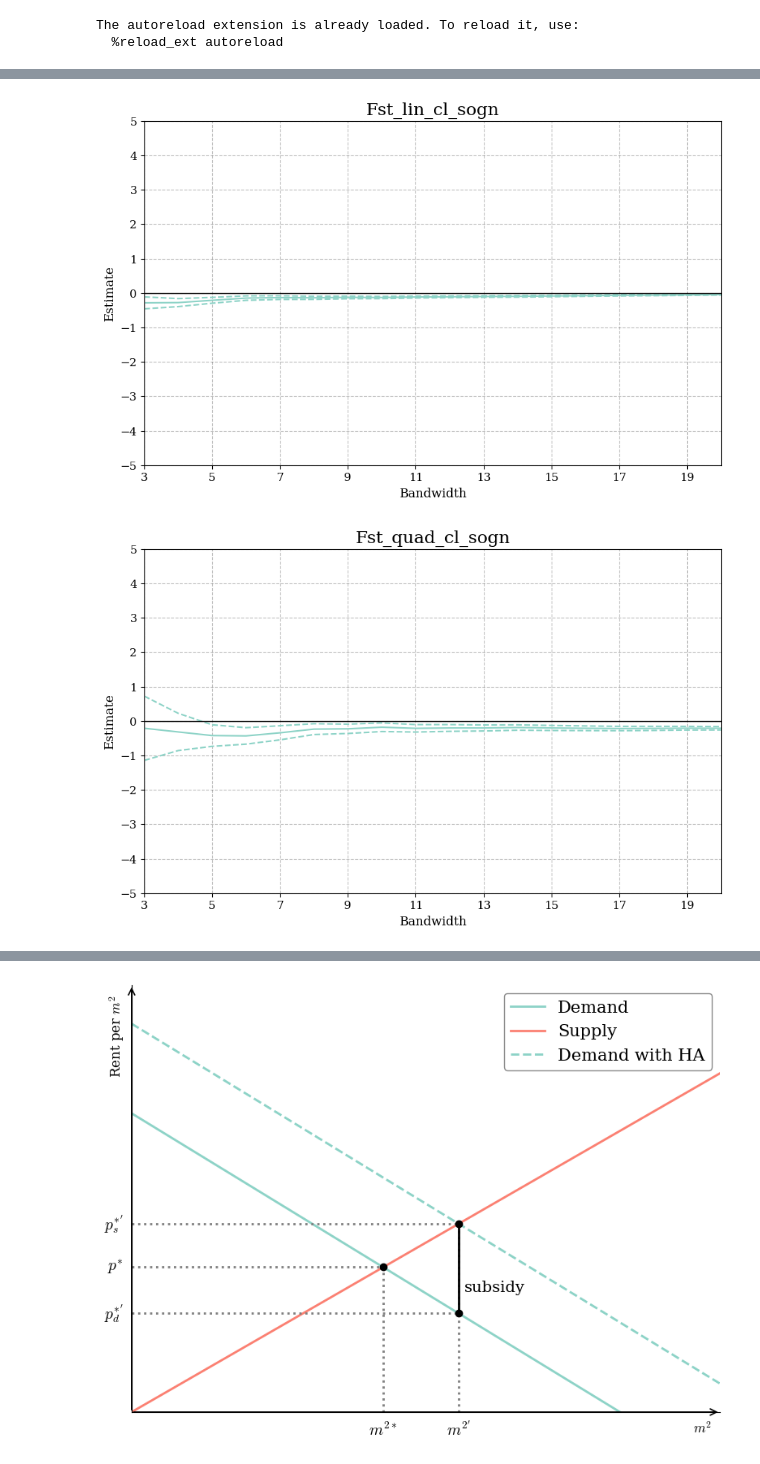
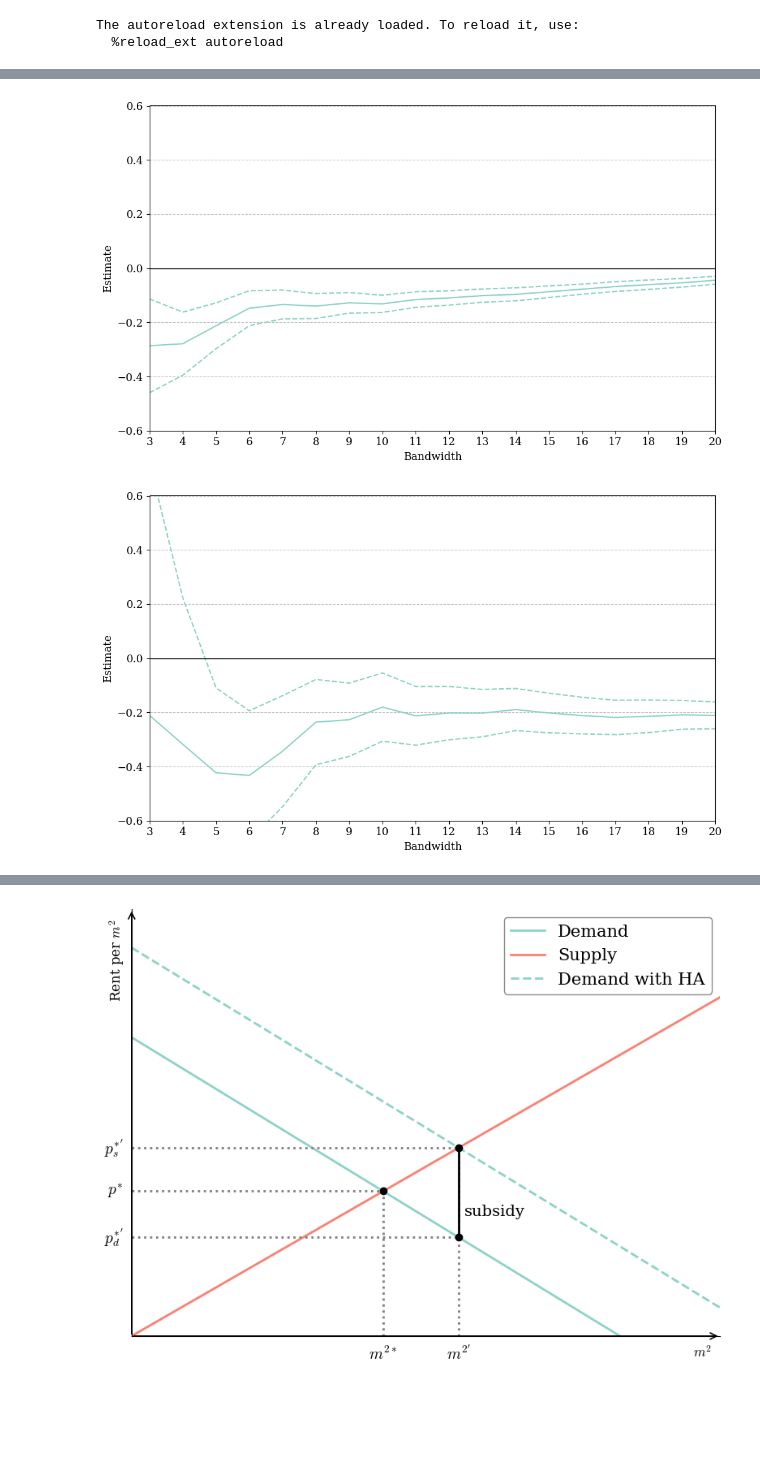
Before and after one commit to HansHoltenAndersen/Bachelor, a Jupyter notebook: Plots.ipynb, the cells around one changed output, grey strips where cells are left out. Cells and saved outputs as stored; diff of their text form; code cells hidden in the pictures; blank space fills up the shorter version.

```diff
--- a/Plots.ipynb
+++ b/Plots.ipynb
@@ -333,14 +512,14 @@ plt.show()
 #Defining function to load data and set index
 def load_bw_data(sheet, sheet_name):
     df = pd.read_excel(sheet, sheet_name)
+    df['upper'] = df['est'] + df['se']*1.96
+    df['lower'] = df['est'] - df['se']*1.96
     df.set_index('bw', inplace=True)
     return df
 
 #Defining function to plot estimates with 95% CI
-def plot_bw(df, title="Estimates with 95% CI", clr=colors[0]):
-    #gen bs/sqm variable
-    df['upper'] = df['est'] + df['se']*1.96
-    df['lower'] = df['est'] - df['se']*1.96
+def plot_bw(df, title="Estimates with 95% CI", clr=colors[0], y_min=-5, y_max=5,ticks=1):
+    #Gen CI
 
     #Plot estimate, upper and lower for each bw. The errorbars are dotted lines of the same maint color as the points.
     plt.figure(figsize=(10,6))
@@ -350,47 +529,42 @@ def plot_bw(df, title="Estimates with 95% CI", clr=colors[0]):
     plt.axhline(y=0, color='black', linewidth=1) #Plot a fat black horizontal line at y=0
 
     # Formatting
-    plt.title(title)
+    #plt.title(title)
     plt.xlabel('Bandwidth')
     plt.ylabel('Estimate')
-    plt.xticks(np.arange(3, 20, 2))
+
+    #X-axis ticks
+    plt.xticks(np.arange(3, 20.01, 1))
     plt.xlim(df.index[0], 20)
-    plt.ylim(round_up_to(df.loc[5:,'lower'].min()-5,5), round_up_to(df.loc[10:,'upper'].max(),5))
-    #set the ticks to be from -25 to 5 with steps of 5
-    # Compute clean y-axis bounds
-    y_min = round_up_to(df.loc[10:, 'lower'].min() - 5, 5)
-    y_max = round_up_to(max(df.loc[10:, 'upper'].max(), 5),5)
 
-    # Apply ticks every 5, unless the range is bigger than 40
-    plt.yticks(np.arange(y_min, y_max + 1, 1))
-    plt.yticks(np.arange(y_min, y_max + 1, 1))
+    #Y-axis ticks
+    plt.ylim(y_min, y_max)
+    plt.yticks(np.arange(y_min, y_max + 0.00001, ticks))
 
+    plt.tight_layout()
 
-    plt.grid(True)
+    plt.grid(axis='x')   # only horizontal lines
+
     plt.show()
 # %%
-#Linear first stage
+#Plotter first stage first stage
 # import exceldata
 
 Fst_lin_cl_sogn = load_bw_data("Hjemsendelse 12-11-2025.xlsx", "Fst_lin_cl_sogn")
 Fst_quad_cl_sogn = load_bw_data("Hjemsendelse 12-11-2025.xlsx", "Fst_quad_cl_sogn")
 Effect_main = load_bw_data("Hjemsendelse 12-11-2025.xlsx", "Effect_main")
 Effect_lin_cl_sogn = load_bw_data("Hjemsendelse 12-11-2025.xlsx", "Effect_lin_cl_sogn")
 main_storbyer_cl_sogn = load_bw_data("Hjemsendelse 12-11-2025.xlsx", "main_storbyer_cl_sogn")
 main_u_storbyer_cl_sogn = load_bw_data("Hjemsendelse 12-11-2025.xlsx", "main_u_storbyer_cl_sogn")
 
 #Definiting panels with titles
 panels = {
     "Fst_lin_cl_sogn": Fst_lin_cl_sogn,
     "Fst_quad_cl_sogn": Fst_quad_cl_sogn,
-    "Effect_main": Effect_main,
-    "Effect_lin_cl_sogn": Effect_lin_cl_sogn,
-    "main_storbyer_cl_sogn": main_storbyer_cl_sogn,
-    "main_u_storbyer_cl_sogn": main_u_storbyer_cl_sogn
 }
 
-for name, d in panels.items():
-    plot_bw(d, title=name, clr=colors[0])
+for name, d, in panels.items():
+    plot_bw(d, title=name, clr=colors[0], y_min=-0.6, y_max=0.6, ticks=0.2)
 # %% [output]
-[figure, old version]
+[figure, new version]
-[figure, old version]
+[figure, new version]
```
Also changed, not shown: parts of 12 cells of this notebook.
